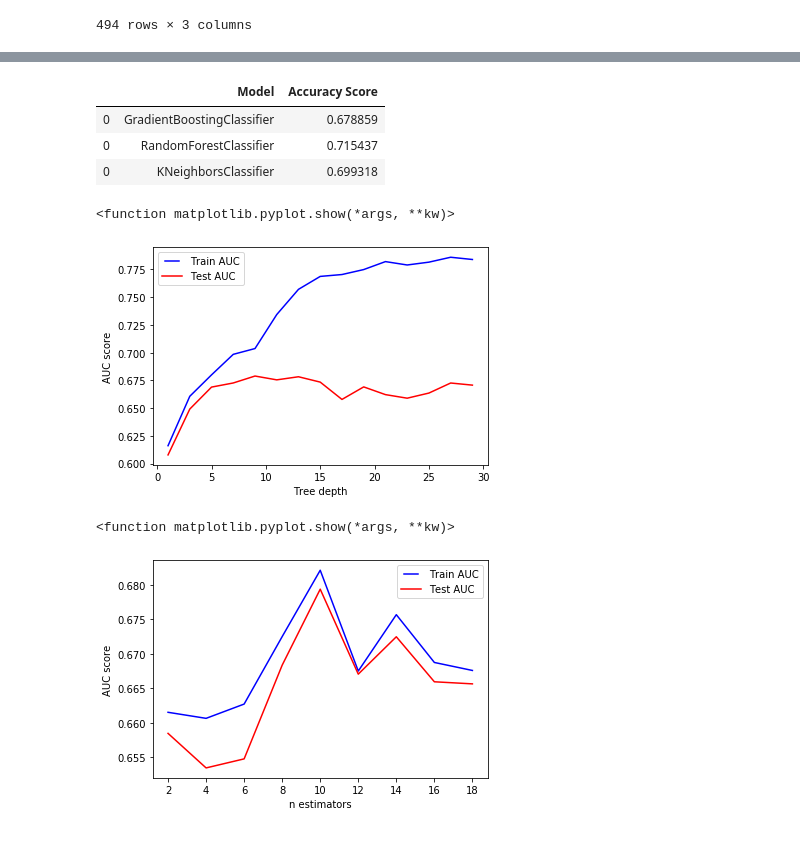
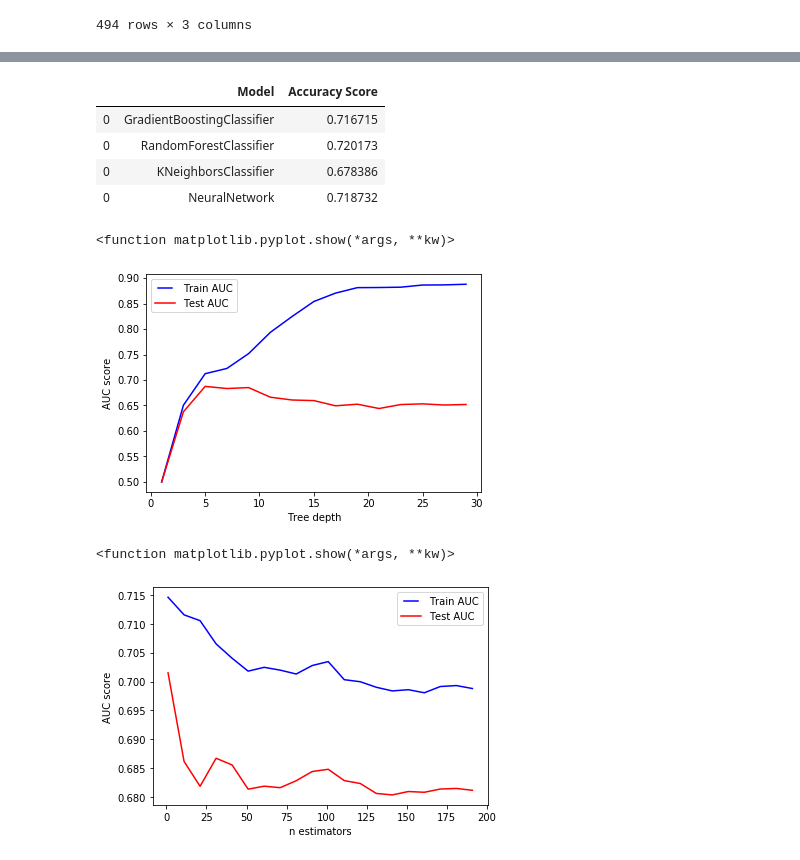
Before and after one commit to JeanMILPIED/Repair, a Jupyter notebook: Repair_cafe.ipynb, the cells around one changed output, grey strips where cells are left out. Saved outputs shown, nothing was run; the diff lists cells and outputs as text; code cells hidden in the pictures.

```diff
--- a/Repair_cafe.ipynb
+++ b/Repair_cafe.ipynb
@@ -459,7 +566,7 @@ dtype: object
 # %%
 # we add more features that count the occurence of the categorical variables (to differentiate rare and frequent features)
 #in both test and train datasets
-#for i in data_set_final_ML_good_2.columns:
-#    counts = data_set_final_ML_good_2.loc[:,i].value_counts().to_dict()
-#    data_set_final_ML_good_2[''+i+'_counts'] = data_set_final_ML_good_2.loc[:,i].map(counts)
+for i in data_set_final_ML_good_2.columns:
+    counts = data_set_final_ML_good_2.loc[:,i].value_counts().to_dict()
+    data_set_final_ML_good_2[''+i+'_counts'] = data_set_final_ML_good_2.loc[:,i].map(counts)
 # %%
@@ -481,14 +588,14 @@ from sklearn.preprocessing import MinMaxScaler
 from sklearn import preprocessing
 le = preprocessing.LabelEncoder()
 train_good=data_set_final_ML_good_2
-X=train_good.drop(['Repaired: yes/half/no','Repaired_label'],axis=1)
+X=train_good.drop(['Repaired: yes/half/no','Repaired_label','Repaired: yes/half/no_counts','Repaired_label_counts'],axis=1)
 scaler = MinMaxScaler()
 X_scale=scaler.fit_transform(X.values)
 #print(X.columns)
 print(X_scale.shape)
 Y=le.fit_transform(train_good['Repaired_label'])
 print(Y.shape)
-X_train,X_test,y_train,y_test=train_test_split(X_scale,Y,test_size=0.2,random_state=2019)
+X_train,X_test,y_train,y_test=train_test_split(X_scale,Y,test_size=0.3,random_state=2012)
 print(X_train.shape, X_test.shape,y_train.shape,y_test.shape)
 print(y_test.dtype)
 # %% [output]
@@ -513,9 +620,10 @@ from sklearn.metrics import accuracy_score
 from sklearn.metrics import roc_curve
 from sklearn.metrics import auc
 
-gb = GradientBoostingClassifier(n_estimators=5, random_state=2018)
-rf = RandomForestClassifier(n_estimators=8, max_depth=3,min_samples_split=10,random_state=2018)
-knn = KNeighborsClassifier(n_neighbors=5)
+gb = GradientBoostingClassifier(n_estimators=25, random_state=2018)
+rf = RandomForestClassifier(n_estimators=10, max_depth=5,min_samples_split=2,random_state=2012)
+knn = KNeighborsClassifier(n_neighbors=20,weights='distance')
+nn = MLPClassifier((50,50,50),early_stopping=False, max_iter=200, random_state=2010, solver="lbfgs")
 
 Results = pd.DataFrame({'Model': [],'Accuracy Score': []})
 
@@ -537,19 +645,26 @@ res = pd.DataFrame({"Model":['KNeighborsClassifier'],
                     "Accuracy Score": [accuracy_score(Y_pred,y_test)]})
 Results = Results.append(res)
 
+nn.fit(X_train, y_train)
+Y_pred= nn.predict(X_test)
+res = pd.DataFrame({"Model":['NeuralNetwork'],
+                    "Accuracy Score": [accuracy_score(Y_pred,y_test)]})
+Results = Results.append(res)
+
 Results
 # %% [output]
 |  | Model | Accuracy Score |
-| 0 | GradientBoostingClassifier | 0.678859 |
-| 0 | RandomForestClassifier | 0.715437 |
-| 0 | KNeighborsClassifier | 0.699318 |
+| 0 | GradientBoostingClassifier | 0.716715 |
+| 0 | RandomForestClassifier | 0.720173 |
+| 0 | KNeighborsClassifier | 0.678386 |
+| 0 | NeuralNetwork | 0.718732 |
 # %%
 #depths exploration of the random forrest classifier
 max_depths = np.arange(1,30,2)
 train_results = []
 test_results = []
 for max_depth in max_depths:
-   rf_opt = RandomForestClassifier(n_estimators=5, max_depth=max_depth, n_jobs=-1, min_samples_split=10,random_state=2018)
+   rf_opt = RandomForestClassifier(n_estimators=5, max_depth=max_depth, n_jobs=-1, min_samples_split=2,random_state=2018)
    rf_opt.fit(X_train, y_train)
    train_pred = rf_opt.predict(X_train)
    false_positive_rate, true_positive_rate, thresholds = roc_curve(y_train, train_pred, pos_label=1)
@@ -568,31 +683,31 @@ plt.xlabel('Tree depth')
 plt.show
 # %% [output]
 <function matplotlib.pyplot.show(*args, **kw)>
-[figure, old version]
+[figure, new version]
 # %%
-max_estimators = np.arange(2, 20,2)
+max_estimators = np.arange(1, 200,10)
 train_results = []
 test_results = []
 for max_estim in max_estimators:
-   rf_opt = RandomForestClassifier(n_estimators=max_estim, max_depth=3, n_jobs=-1,min_samples_split=10,random_state=2018)
+   rf_opt = RandomForestClassifier(n_estimators=max_estim, max_depth=5, n_jobs=-1,min_samples_split=2,random_state=2018)
    rf_opt.fit(X_train, y_train)
    train_pred = rf_opt.predict(X_train)
    false_positive_rate, true_positive_rate, thresholds = roc_curve(y_train, train_pred, pos_label=1)
    roc_auc = auc(false_positive_rate, true_positive_rate)
    train_results.append(roc_auc)
    y_pred = rf_opt.predict(X_test)
    false_positive_rate, true_positive_rate, thresholds = roc_curve(y_test, y_pred, pos_label=1)
    roc_auc = auc(false_positive_rate, true_positive_rate)
    test_results.append(roc_auc)
 from matplotlib.legend_handler import HandlerLine2D
 line1, = plt.plot(max_estimators, train_results, 'b', label="Train AUC")
 line2, = plt.plot(max_estimators, test_results, 'r', label="Test AUC")
 plt.legend(handler_map={line1: HandlerLine2D(numpoints=2)})
 plt.ylabel('AUC score')
 plt.xlabel('n estimators')
 plt.show
 # %% [output]
 <function matplotlib.pyplot.show(*args, **kw)>
-[figure, old version]
+[figure, new version]
 # %%
 #where do the bad prediction lay?
```
Also changed, not shown: parts of 20 cells of this notebook.
